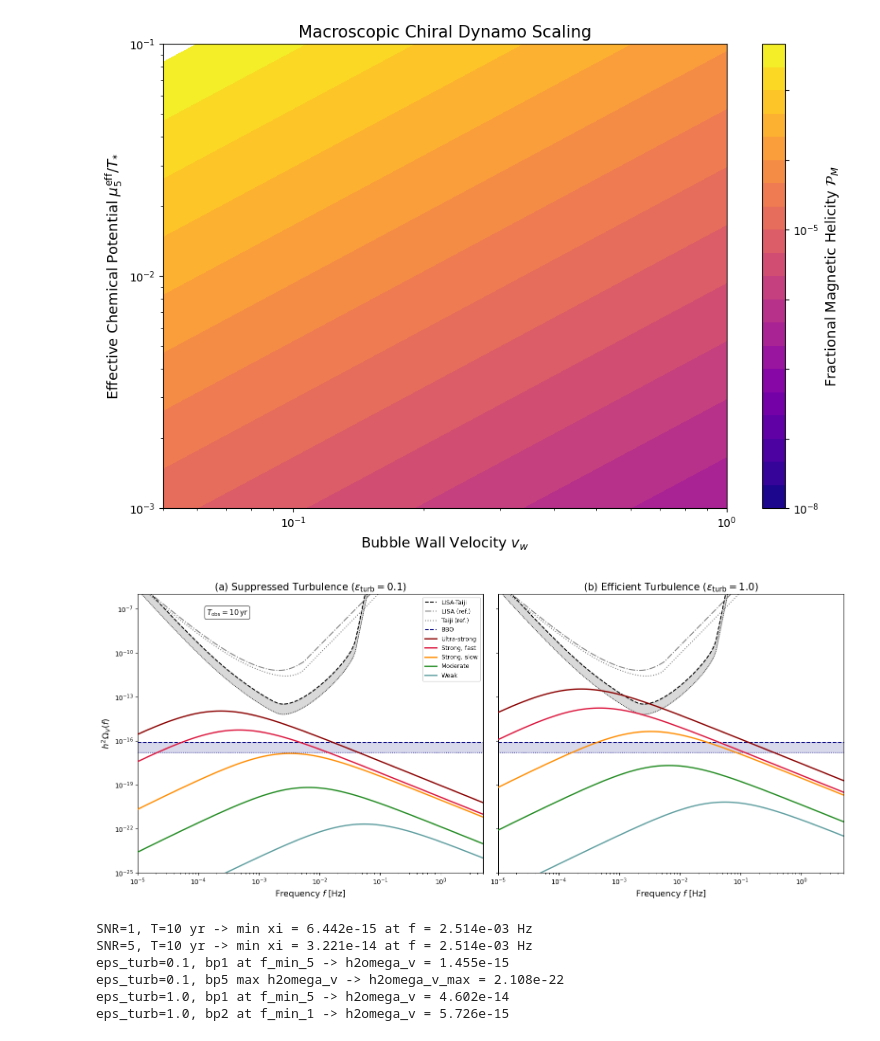
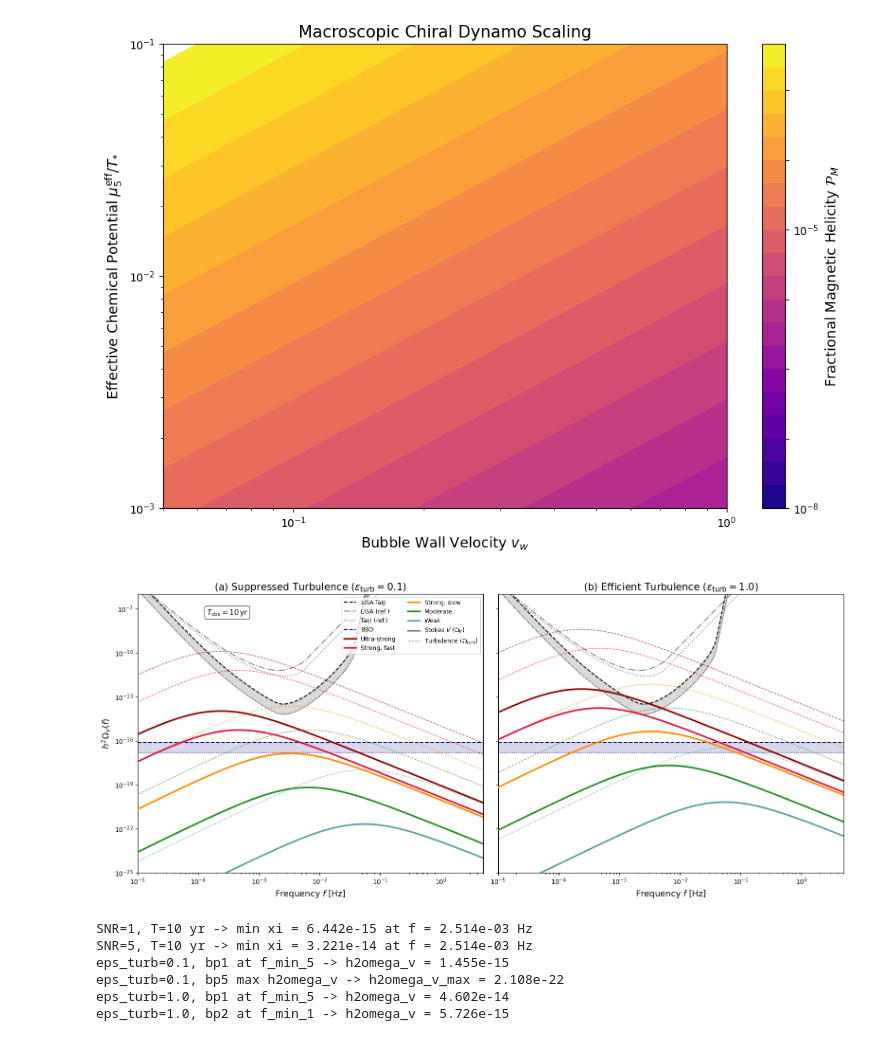
Before and after one commit to ckkyue/Chiral-GW, a Jupyter notebook: notebooks/chirality.ipynb, the cells around one changed output. Drawn from its saved outputs; the diff is of its cells as text; code cells hidden in the pictures.

Commit message:
add decomposition and turbulence overlay on stokes V

```diff
--- a/notebooks/chirality.ipynb
+++ b/notebooks/chirality.ipynb
@@ -502,12 +501,12 @@ for ax, eps_turb, title in zip(axes, eps_turb_values, panel_titles):
 
         # Add the ylabel and legend to the leftmost plot
         ax.set_ylabel(r"$h^2 \Omega_{\rm GW}(f)$", fontsize=13)
-        ax.legend(fontsize=9, loc="upper right")
+        ax.legend(fontsize=10, loc="upper right")
 
 # Adjust the layout
 fig.tight_layout()
 
-# Save the figure if it doesn't already exist
+# Save the figure if it does not already exist
 outpath = PROJECT_ROOT / "figures" / "gw_total.pdf"
 outpath.parent.mkdir(parents=True, exist_ok=True)
 if not outpath.exists():
@@ -562,8 +633,7 @@ plt.show()
 # %% [output]
 [figure]
 # %%
-# Figure 7.3: Chiral GW vs LISA-Taiji Chirality Sensitivity
-
+# Figure 7.4: Chiral GW vs LISA-Taiji Chirality Sensitivity
 # Load LISA/Taiji/LISA-Taiji chirality PLS data from CSV files
 xipls_folder = PROJECT_ROOT / "external" / "AlbertoRoper-GW_turbulence" / "detector_sensitivity"
 f_lt, xi_lt = _load_xipls_csv(os.path.join(xipls_folder, "LISA_Taiji_XiPLS.csv"))
@@ -589,7 +659,6 @@ panel_titles = [r"(a) Suppressed Turbulence ($\epsilon_{\rm turb} = 0.1$)",
 for ax, eps_turb, title in zip(axes, eps_turb_values, panel_titles):
 
     # --- PLOT DETECTOR SENSITIVITIES (SNR=1 to SNR=5 Ribbons) ---
-
     # LISA-Taiji ribbon
     ax.fill_between(f_lt, xi_lt * scale_xipls_1, xi_lt * scale_xipls_5, color="black", alpha=0.15, zorder=1)
     ax.loglog(f_lt, xi_lt * scale_xipls_5, label=r"LISA-Taiji", color="black", linestyle="--", lw=1.5, zorder=2)
@@ -607,9 +676,7 @@ for ax, eps_turb, title in zip(axes, eps_turb_values, panel_titles):
     ax.axhline(y=omega_v_bbo_1, color="navy", linestyle=":", lw=1.0, zorder=2)
 
     # --- PLOT CHIRAL GW SPECTRA ---
-
     for bp in bps_fopt:
-
         # Calculate the fractional magnetic helicity
         p_m = calc_p_m(0.1, bp["v_w"])
 
@@ -618,40 +685,56 @@ for ax, eps_turb, title in zip(axes, eps_turb_values, panel_titles):
         h2omega_peak = calc_h2omega_peak(bp["alpha"], bp["beta_H_star"], bp["v_w"], channel="t", eps_turb=eps_turb)
 
         # Use ONLY the standard full Caprini S_turb
         shape = calc_spectral_shape(f_axis, f_peak, channel="t", h_star=calc_h_star())
-        h2omega_v = p_m * h2omega_peak * shape
+        h2omega_turb = h2omega_peak * shape
+        h2omega_v = p_m * h2omega_turb
 
-        ax.loglog(f_axis, h2omega_v, label=bp["label"], color=bp["color"], linestyle="-", lw=2.0, zorder=4)
+        # Plot turbulence as a thin dashed line, and REMOVE the label to prevent legend bloat
+        ax.loglog(f_axis, h2omega_turb, color=bp["color"], linestyle="--", lw=1.0, alpha=0.7, zorder=3)
+
+        # Plot Stokes V as a thick solid line, and KEEP its label for the benchmark color
+        ax.loglog(f_axis, h2omega_v, label=bp["label"], color=bp["color"], linestyle="-", lw=2.5, zorder=4)
 
     # --- FORMATTING ---
     ax.set_title(title, fontsize=15)
     ax.set_xlabel(r"Frequency $f$ [Hz]", fontsize=13)
     ax.set_xlim(1e-5, 5e0)
     ax.set_ylim(1e-25, 1e-6)
 
     if ax == axes[0]:
-
         # Add a text box indicating the observation time
         props = dict(boxstyle="round", facecolor="white", alpha=0.7)
         ax.text(0.20, 0.95, r"$T_{\rm obs}=10\,\mathrm{yr}$",
                 transform=ax.transAxes, fontsize=11, verticalalignment="top", bbox=props)
 
-        # Only add the ylabel to the leftmost plot
         ax.set_ylabel(r"$h^2 \Omega_{V}(f)$", fontsize=13)
-        ax.legend(fontsize=9, loc="upper right")
+
+        # Construct a cleaner, multi-column legend with proxy artists
+        handles, labels = ax.get_legend_handles_labels()
+
+        # Create proxy lines to explain the thick/thin styles
+        line_v = Line2D([0], [0], color="gray", linestyle="-", lw=2.5)
+        line_turb = Line2D([0], [0], color="gray", linestyle="--", lw=1.0)
+
+        # Append the proxy lines to the legend
+        handles.extend([line_v, line_turb])
+        labels.extend([r"Stokes $V$ ($\Omega_V$)", r"Turbulence ($\Omega_{\rm turb}$)"])
+
+        # Use a 2-column layout so it does not take up the whole panel vertically
+        ax.legend(handles=handles, labels=labels, fontsize=9, loc="upper right", ncol=2)
 
 # Adjust the layout to remove whitespace between plots
 fig.tight_layout()
 
-# Save the figure if it doesn't already exist
+# Save the figure if it does not already exist
 outpath = PROJECT_ROOT / "figures" / "gw_chirality.pdf"
 outpath.parent.mkdir(parents=True, exist_ok=True)
 if not outpath.exists():
     fig.savefig(outpath, dpi=300)
 
 plt.show()
 # %% [output]
-[figure, old version]
+[figure, new version]
 # %%
 # Compute and plot minima of LISA-Taiji XiPLS for SNR=1 and SNR=5 (T_obs=10 yr)
 period_new = 10  # years
```
Also changed, not shown: parts of 5 cells of this notebook.
